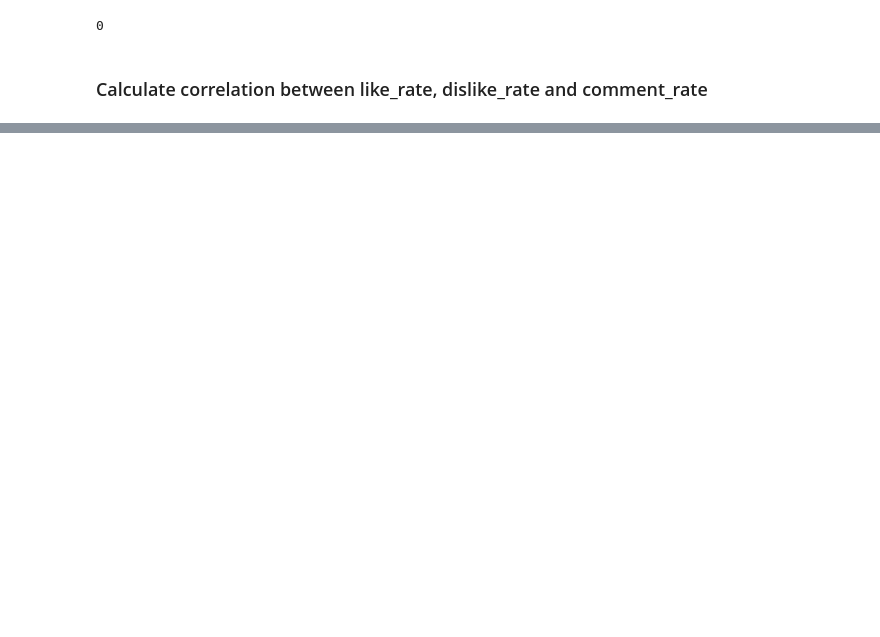
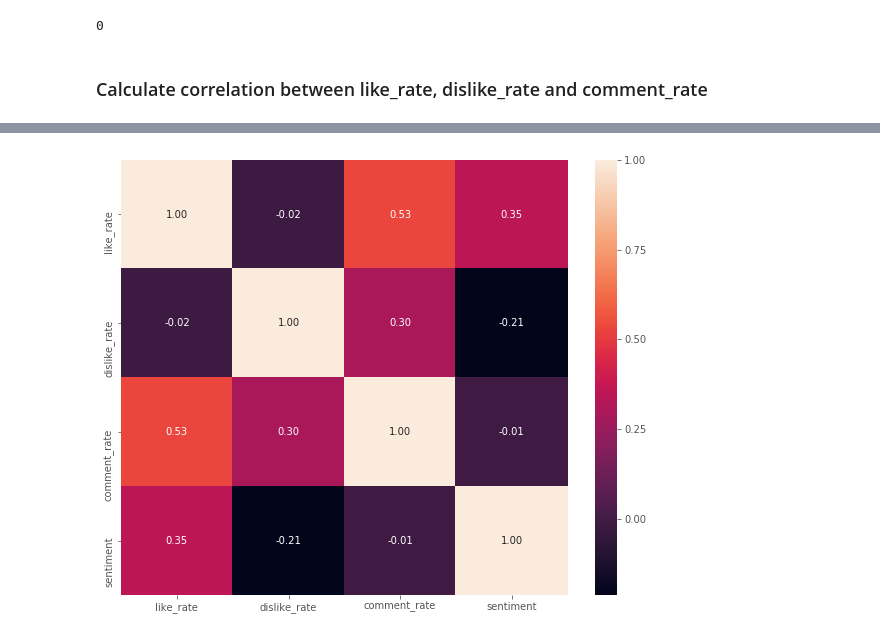
Before and after one commit to nwwnw-dam/Youtube-Data-Analysis, a Jupyter notebook: 6 - Analyze Relationship between Like or Dislike Ratio and Sentiment.ipynb, the cells around one changed output, grey strips where cells are left out. Drawn from its saved outputs; the diff is of its cells as text; code cells hidden in the pictures; blank space fills up the shorter version.

Commit message:
removed word map from eda and draw correlation matrix in sentiment

```diff
--- a/6 - Analyze Relationship between Like or Dislike Ratio and Sentiment.ipynb
+++ b/6 - Analyze Relationship between Like or Dislike Ratio and Sentiment.ipynb
@@ -15,6 +16,9 @@ import numpy as np
 import tqdm
 from pathlib import Path
 cwd = Path('.')
+import matplotlib.pyplot as plt
+import seaborn as sns
+plt.style.use('ggplot')
 # %%
 from collections import Counter
 from scipy.stats import pearsonr
@@ -37,5 +41,5 @@ videos_df = videos_df.dropna()
 # %%
 videos_df = videos_df[['video_id', 'like_rate', 'dislike_rate', 'comment_rate']]
 # %%
-comments_df = pd.read_csv(cwd/'output'/"comments.csv")
+comments_df = pd.read_csv(cwd/'output'/"comments.csv" , encoding="ISO-8859-1")
 # %%
@@ -140,0 +152,5 @@ The correlation between sentiment and comment_rate: -0.013206794800771658
+# %%
+#create a video sentiment data frame with [polarity,video_id] and video_id index
+Videosentiment = comments_df.groupby("video_id").mean()
+Videosentiment['video_id'] = Videosentiment.index
+Videosentiment.head()
@@ -140,0 +165,10 @@ The correlation between sentiment and comment_rate: -0.013206794800771658
+# %%
+#add one more column [sentiment] by merging USvideos and Videosentiment on video_id
+videos_df=videos_df.merge(Videosentiment, on="video_id")
+# %%
+#make the correlation matrix
+plt.figure(figsize = (10,8))
+sns.heatmap(videos_df[['like_rate', 'dislike_rate', 'comment_rate','sentiment']].corr(), annot=True, fmt=".2f")
+plt.show()
+# %% [output]
+[figure, added]
```
Also changed, not shown: parts of 10 cells of this notebook, 2 other files.
